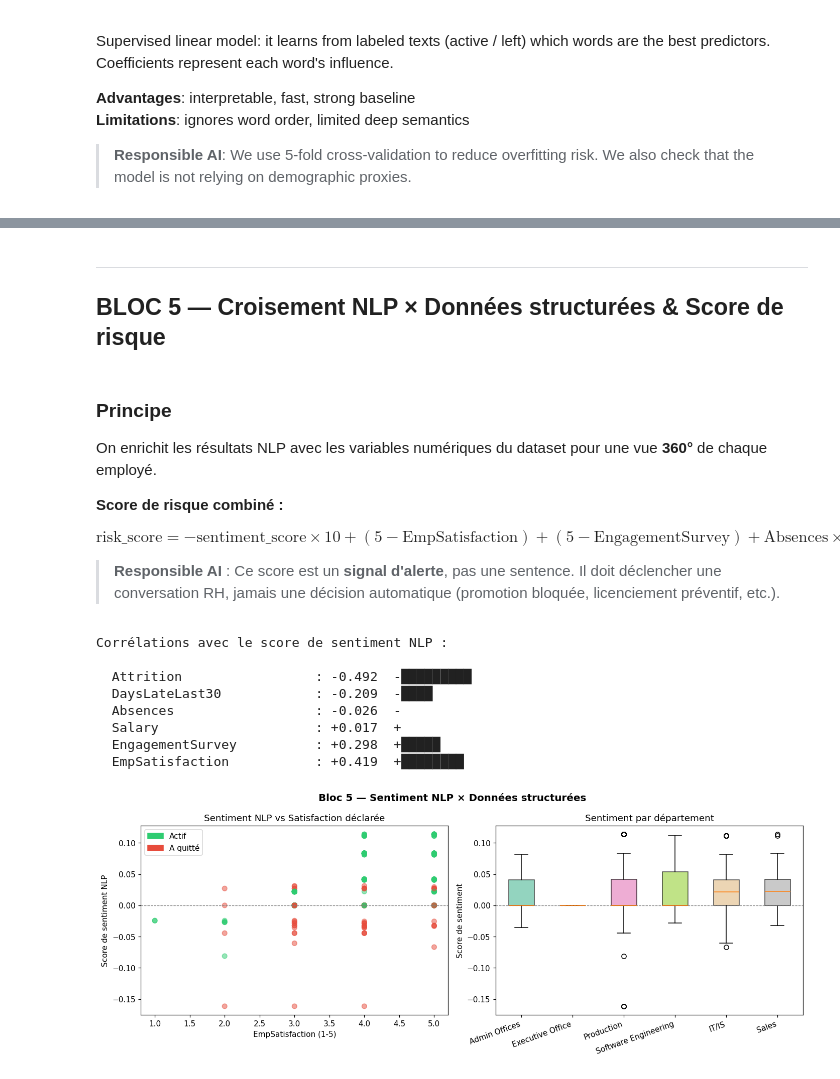
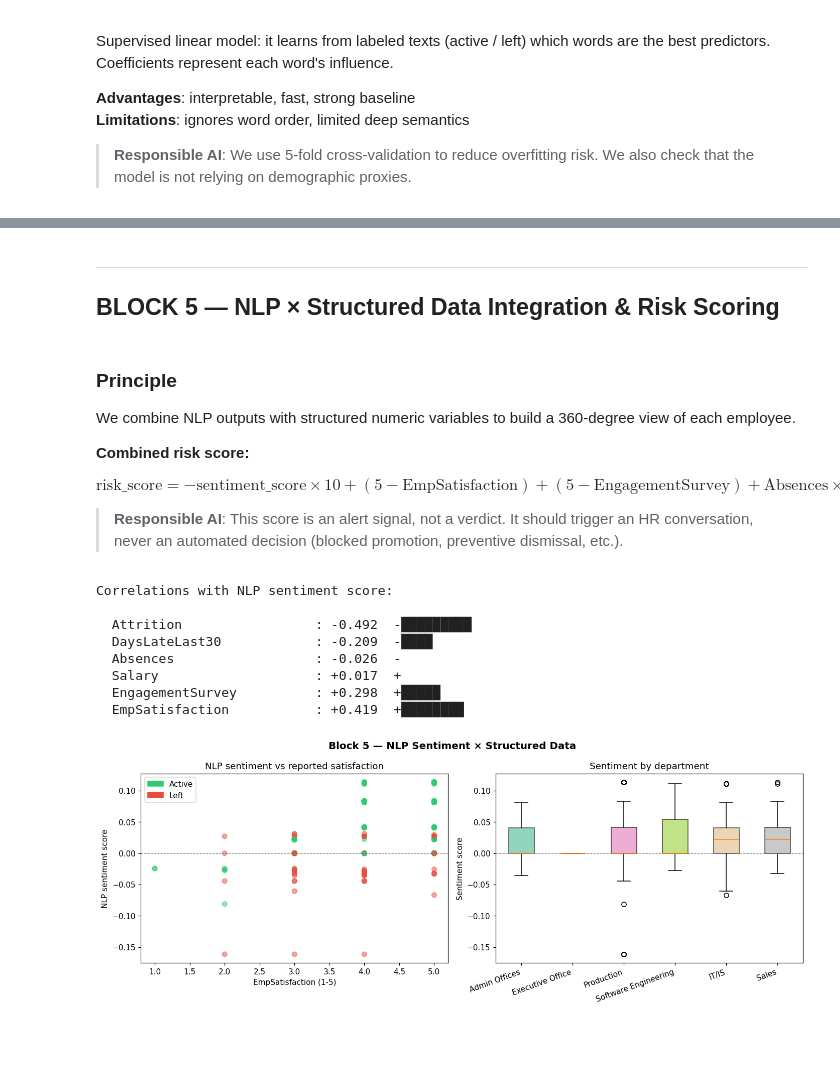
Before and after one commit to ChloeDaunas/hackathon-explainability-AI, a Jupyter notebook: HR_NLP_SentimentAnalysis.ipynb, the cells around one changed output, grey strips where cells are left out. Cells and saved outputs as stored; diff of their text form; code cells hidden in the pictures; blank space fills up the shorter version.

```diff
--- a/HR_NLP_SentimentAnalysis.ipynb
+++ b/HR_NLP_SentimentAnalysis.ipynb
@@ -558,30 +558,30 @@ print("   correspond à un profil linguistique associé aux départs volontaires
 # %% [markdown]
 ---
-##  BLOC 5 — Croisement NLP × Données structurées & Score de risque
+## BLOCK 5 — NLP × Structured Data Integration & Risk Scoring
 # %% [markdown]
-###  Principe
+### Principle
 
-On enrichit les résultats NLP avec les variables numériques du dataset pour une vue **360°** de chaque employé.
+We combine NLP outputs with structured numeric variables to build a 360-degree view of each employee.
 
-**Score de risque combiné :**
+**Combined risk score:**
 
 $$\text{risk\_score} = -\text{sentiment\_score} \times 10 + (5 - \text{EmpSatisfaction}) + (5 - \text{EngagementSurvey}) + \text{Absences} \times 0.1$$
 
->  **Responsible AI** : Ce score est un **signal d'alerte**, pas une sentence. Il doit déclencher une conversation RH, jamais une décision automatique (promotion bloquée, licenciement préventif, etc.).
+> **Responsible AI**: This score is an alert signal, not a verdict. It should trigger an HR conversation, never an automated decision (blocked promotion, preventive dismissal, etc.).
 # %%
-# Corrélations entre score NLP et variables numériques
+# Correlations between NLP score and numeric variables
 corr_cols = ["sentiment_score", "EmpSatisfaction", "EngagementSurvey",
              "Attrition", "Salary", "Absences", "DaysLateLast30"]
 corr_data = df[corr_cols].dropna()
 
-print("Corrélations avec le score de sentiment NLP :\n")
+print("Correlations with NLP sentiment score:\n")
 corr = corr_data.corr()["sentiment_score"].drop("sentiment_score").sort_values()
 for var, val in corr.items():
     bar = "█" * int(abs(val) * 20)
     sign = "+" if val > 0 else "-"
     print(f"  {var:<25} : {val:+.3f}  {sign}{bar}")
 # %% [output]
-Corrélations avec le score de sentiment NLP :
+Correlations with NLP sentiment score:
 
   Attrition                 : -0.492  -█████████
   DaysLateLast30            : -0.209  -████
@@ -591,36 +591,36 @@ Corrélations avec le score de sentiment NLP :
   EmpSatisfaction           : +0.419  +████████
 # %%
 fig, axes = plt.subplots(1, 2, figsize=(13, 5))
-fig.suptitle("Bloc 5 — Sentiment NLP × Données structurées", fontsize=13, fontweight="bold")
+fig.suptitle("Block 5 — NLP Sentiment × Structured Data", fontsize=13, fontweight="bold")
 
-# Scatter : sentiment vs satisfaction
+# Scatter: sentiment vs satisfaction
 colors_s = [COLORS["negative"] if a else COLORS["positive"] for a in corr_data["Attrition"]]
 axes[0].scatter(corr_data["EmpSatisfaction"], corr_data["sentiment_score"],
                 c=colors_s, alpha=0.5, s=40)
 axes[0].set_xlabel("EmpSatisfaction (1-5)")
-axes[0].set_ylabel("Score de sentiment NLP")
-axes[0].set_title("Sentiment NLP vs Satisfaction déclarée")
+axes[0].set_ylabel("NLP sentiment score")
+axes[0].set_title("NLP sentiment vs reported satisfaction")
 axes[0].axhline(0, color="gray", linestyle="--", linewidth=0.8)
 axes[0].legend(handles=[
-    mpatches.Patch(color=COLORS["positive"], label="Actif"),
-    mpatches.Patch(color=COLORS["negative"], label="A quitté"),
+    mpatches.Patch(color=COLORS["positive"], label="Active"),
+    mpatches.Patch(color=COLORS["negative"], label="Left"),
 ])
 
-# Boxplot par département
+# Boxplot by department
 dept_order = df.groupby("Department")["sentiment_score"].median().sort_values().index
 dept_data  = [df[df["Department"] == d]["sentiment_score"].dropna().values for d in dept_order]
 bp = axes[1].boxplot(dept_data, patch_artist=True,
                      labels=[d.strip() for d in dept_order])
 for patch, color in zip(bp["boxes"], plt.cm.Set2(np.linspace(0, 1, len(dept_order)))):
     patch.set_facecolor(color)
     patch.set_alpha(0.7)
-axes[1].set_title("Sentiment par département")
-axes[1].set_ylabel("Score de sentiment")
+axes[1].set_title("Sentiment by department")
+axes[1].set_ylabel("Sentiment score")
 axes[1].set_xticklabels([d.strip() for d in dept_order], rotation=20, ha="right")
 axes[1].axhline(0, color="gray", linestyle="--", linewidth=0.8)
 
 plt.tight_layout()
 plt.show()
 # %% [output]
-[figure, old version]
+[figure, new version]
 # %%
```
Also changed, not shown: parts of 21 cells of this notebook, 2 other files.
